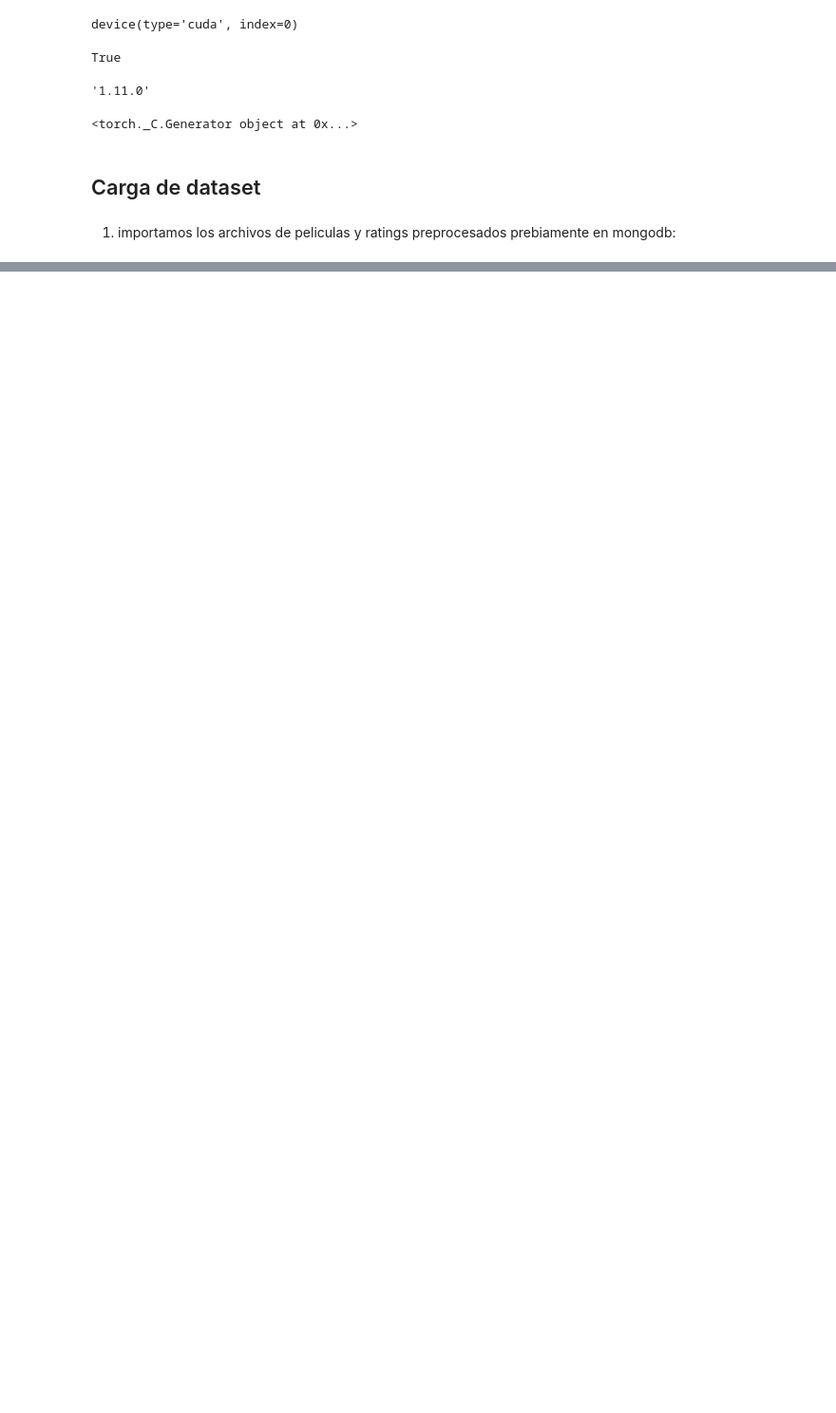
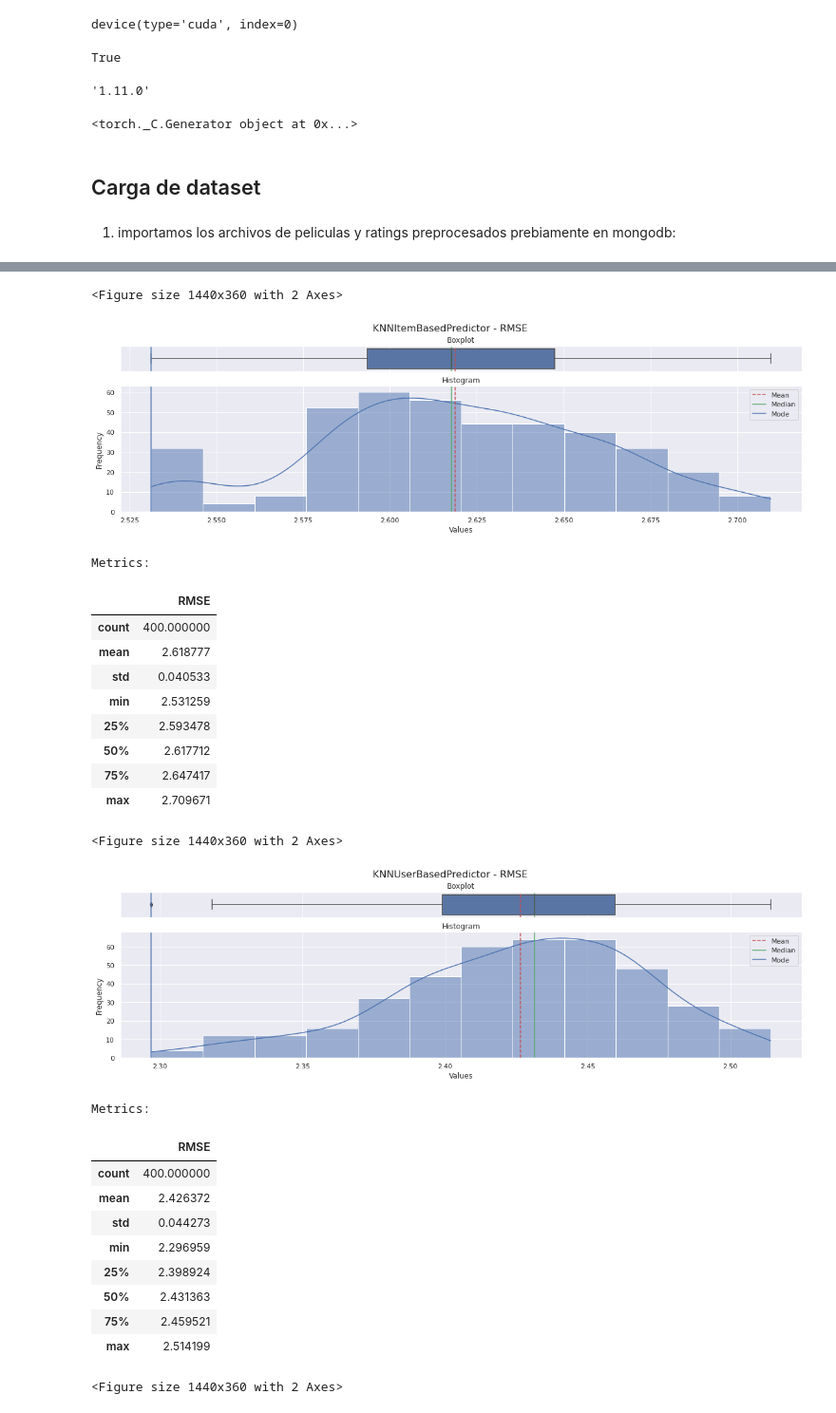
Before and after one commit to adrianmarino/thesis-paper, a Jupyter notebook: notebooks/models_knn.ipynb, the cells around one changed output, grey strips where cells are left out. Shown at 95% size. Saved outputs shown, nothing was run; the diff lists cells and outputs as text; code cells hidden in the pictures; blank space fills up the shorter version.

```diff
--- a/notebooks/models_knn.ipynb
+++ b/notebooks/models_knn.ipynb
@@ -68,7 +68,7 @@ dataset = ds.MovieLensTMDBDatasetFactory.from_path(
     transform=features_fn,
     target_transform=target_fn,
     device=cpu,
-    filter_fn = lambda df: df[(df['user_movie_rating_year'] >= 2014) & (df['user_movie_rating_year'] <= 2019)]
+    filter_fn = lambda df: df[(df['user_movie_rating_year'] >= 2000) & (df['user_movie_rating_year'] <= 2019)]
 )
 dataset.info
 # %% [output]
@@ -116,20 +116,43 @@ item_predictor = ml.KNNItemBasedPredictor.from_data_frame(
 # %%
-ratings = np.unique(dataset.target_uniques)
-
 validator = ml.Validator(
     n_samples  = 100,
-    batch_size = 500,
+    batch_size = 1000,
     metrics    = [
-        #mt.RMSE(),
-        # mt.FBetaScore(beta=1,discretizer=dr.round_sequence(ratings), num_classes=len(ratings)),
+        mt.RMSE(),
         mt.MeanAveragePrecisionAtk(user_index=0, k=5, discretizer=dr.between(4, 5))
     ],
     predictors = [user_predictor, item_predictor]
 )
 
-summary = validator.validate(
-    eval_set,
-    n_neighbors=500
-)
+summary = validator.validate(eval_set, n_neighbors=100)
 
 summary.save('../metrics/baseline')
+summary = ml.ValidatorSummary.load('../metrics/baseline')
+
+summary.plot(bins=12, show_table=True)
+# %% [output]
+<Figure size 1440x360 with 2 Axes>
+[figure, added]
+Metrics:
+|  | RMSE |
+| count | 400.000000 |
+| mean | 2.618777 |
+| std | 0.040533 |
+| min | 2.531259 |
+| 25% | 2.593478 |
+| 50% | 2.617712 |
+| 75% | 2.647417 |
+| max | 2.709671 |
+<Figure size 1440x360 with 2 Axes>
+[figure, added]
+Metrics:
+|  | RMSE |
+| count | 400.000000 |
+| mean | 2.426372 |
+| std | 0.044273 |
+| min | 2.296959 |
+| 25% | 2.398924 |
+| 50% | 2.431363 |
+| 75% | 2.459521 |
+| max | 2.514199 |
+<Figure size 1440x360 with 2 Axes>
```
Also changed, not shown: parts of 9 cells of this notebook, 12 other files.
